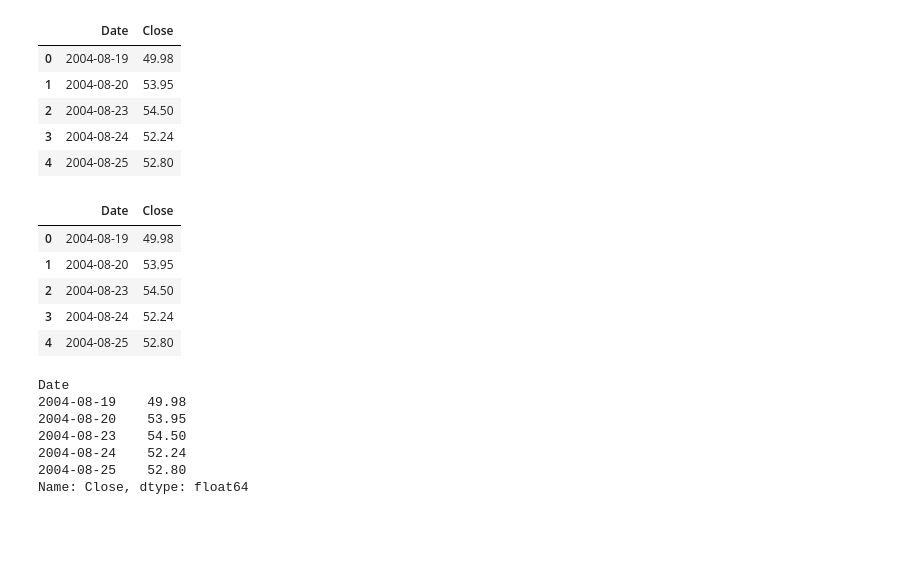
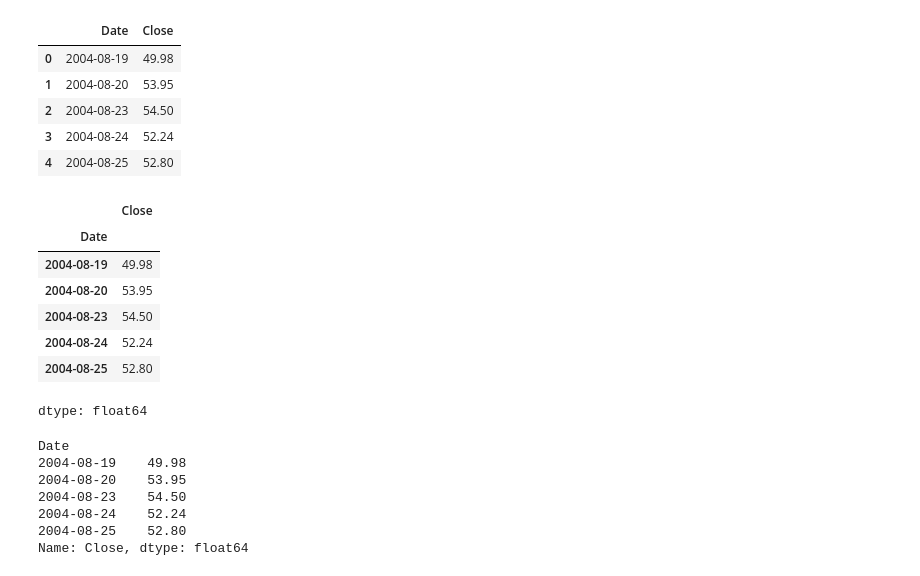
Before and after one commit to MinyaevAndrey/pandas-in-action, a Jupyter notebook: chapter_03_series_methods/chapter_03_series_methods.ipynb, the cells around one changed output. Drawn from its saved outputs; the diff is of its cells as text; code cells hidden in the pictures; blank space fills up the shorter version.

```diff
--- a/chapter_03_series_methods/chapter_03_series_methods.ipynb
+++ b/chapter_03_series_methods/chapter_03_series_methods.ipynb
@@ -150,14 +111,20 @@ pd.read_csv("google_stocks.csv").head()
 | 3 | 2004-08-24 | 52.24 |
 | 4 | 2004-08-25 | 52.80 |
 # %%
-pd.read_csv("google_stocks.csv", parse_dates = ["Date"]).head()
+pd.read_csv(
+    "3-google_stocks.csv",
+    parse_dates = ["Date"],
+    index_col = "Date"
+)['Close'].head()
 # %% [output]
-|  | Date | Close |
-| 0 | 2004-08-19 | 49.98 |
-| 1 | 2004-08-20 | 53.95 |
-| 2 | 2004-08-23 | 54.50 |
-| 3 | 2004-08-24 | 52.24 |
-| 4 | 2004-08-25 | 52.80 |
+|  | Close |
+| Date |  |
+| 2004-08-19 | 49.98 |
+| 2004-08-20 | 53.95 |
+| 2004-08-23 | 54.50 |
+| 2004-08-24 | 52.24 |
+| 2004-08-25 | 52.80 |
+dtype: float64
 # %%
 pd.read_csv(
     "google_stocks.csv",
```
Also changed, not shown: parts of 40 cells of this notebook.
